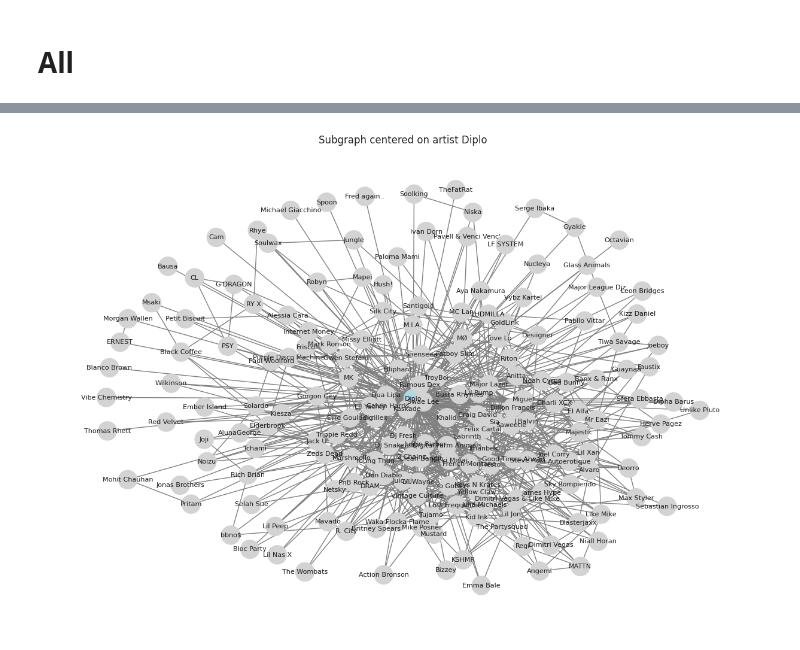
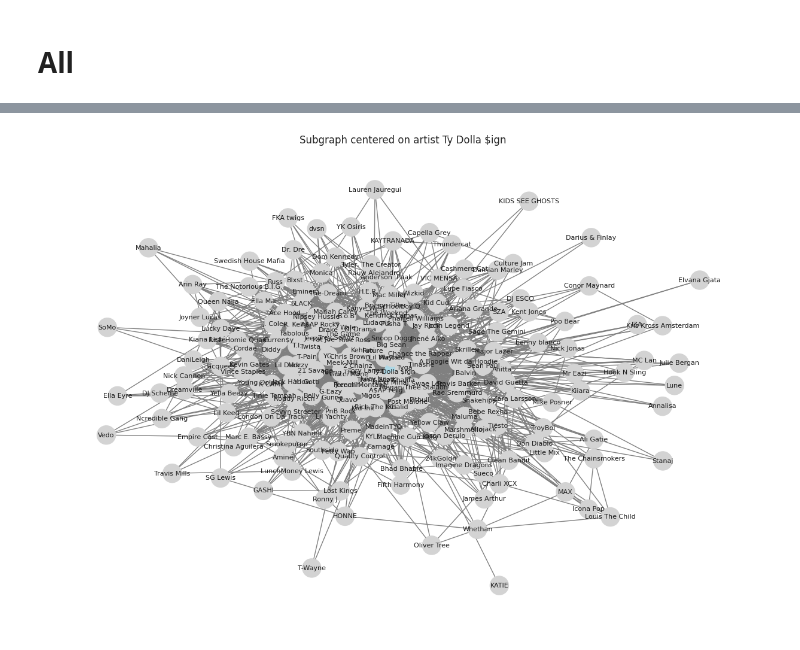
Before and after one commit to Jacky-KH-MOK/MSBD5008_PROJECT, a Jupyter notebook: PROJECT_CODE_Predict.ipynb, the cells around one changed output, grey strips where cells are left out. Drawn from its saved outputs; the diff is of its cells as text; code cells hidden in the pictures.

```diff
--- a/PROJECT_CODE_Predict.ipynb
+++ b/PROJECT_CODE_Predict.ipynb
@@ -127,13 +115,15 @@ clustering_all = nx.clustering(G_lcc)
 for node in G_lcc.nodes():
     degree = G_lcc.degree(node)
     clustering = clustering_all[node]
+    followers = selected_nodes.query("spotify_id == @node").iloc[0]['followers']
+
     node_features[node] = [
         degree,
         clustering,
         deg_cent_all[node],
         bet_cent_all[node],
         close_cent_all[node],
-        # selected_nodes.query("spotify_id == @node").iloc[0]['followers']
+        float(followers)
     ]
 
 # Create a node mapping
@@ -142,6 +132,8 @@ reverse_mapping = {i: node for node, i in node_mapping.items()}
 
 # Get all edges and split them
 all_edges = list(G_lcc.edges())
+
+random.seed(41)
 random.shuffle(all_edges)
 
 # Split edges into train/val/test
@@ -504,4 +500,4 @@ pd.DataFrame(dict(zip(list(all_other_list), test_score.cpu().numpy())), index=['
 # %%
-show_artist(reverse_mapping[734])
+show_artist(reverse_mapping[259])
 # %% [output]
 |  | spotify_id | name | followers | popularity | genres | chart_hits | id |
@@ -509,4 +505,4 @@ show_artist(reverse_mapping[734])
-[figure, old version]
+[figure, new version]
 # %%
 show_artist(reverse_mapping[8169])
 # %% [output]
```
Also changed, not shown: parts of 16 cells of this notebook.
